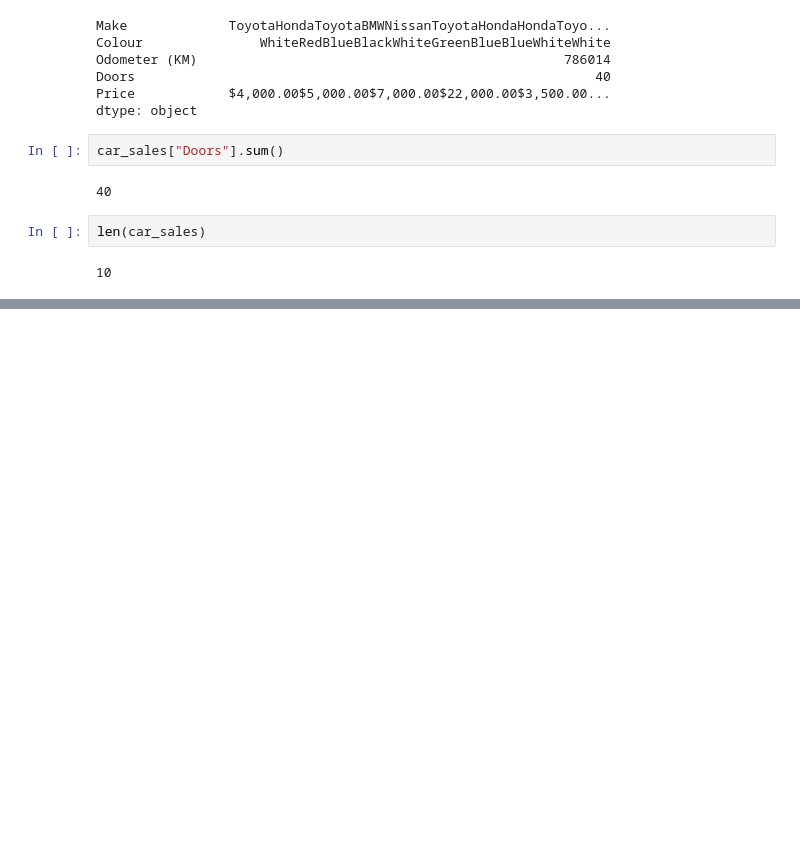
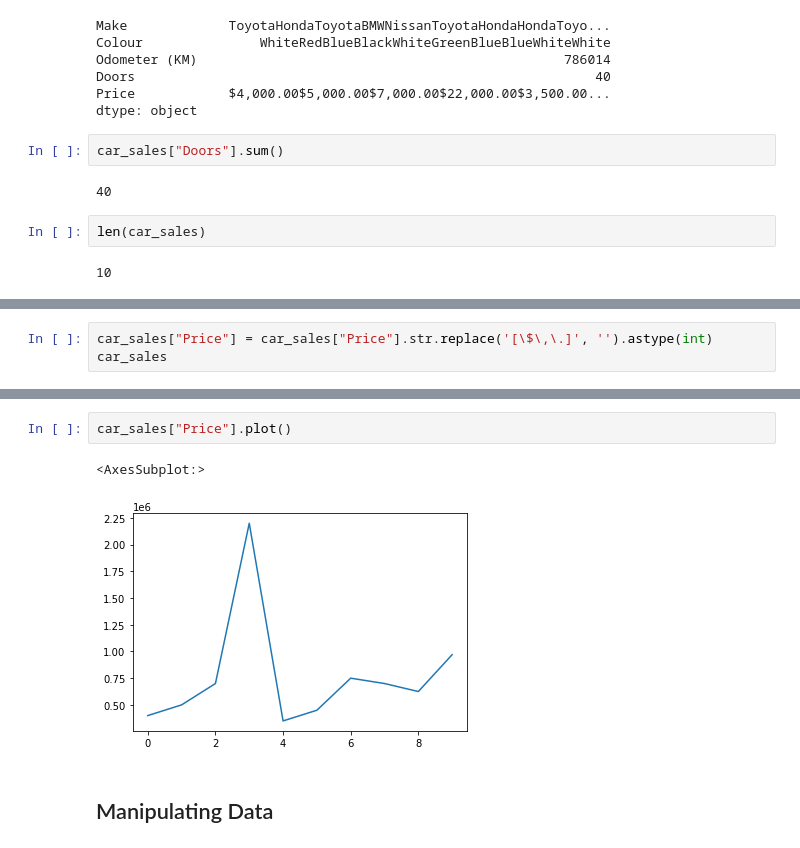
Before and after one commit to bishalsarkar77730/learn_data_science, a Jupyter notebook: learn-Pandas.ipynb, the cells around one changed output, grey strips where cells are left out. Cells and saved outputs as stored; diff of their text form; blank space fills up the shorter version.

Commit message:
Completed Viweing and Selecting data

```diff
--- a/learn-Pandas.ipynb
+++ b/learn-Pandas.ipynb
@@ -143,0 +342,3 @@ len(car_sales)
+# %%
+car_sales["Price"] = car_sales["Price"].str.replace('[\$\,\.]', '').astype(int)
+car_sales
@@ -143,0 +357,7 @@ len(car_sales)
+# %%
+car_sales["Price"].plot()
+# %% [output]
+<AxesSubplot:>
+[figure, added]
+# %% [markdown]
+## Manipulating Data
```
Also changed, not shown: parts of 23 cells of this notebook.
